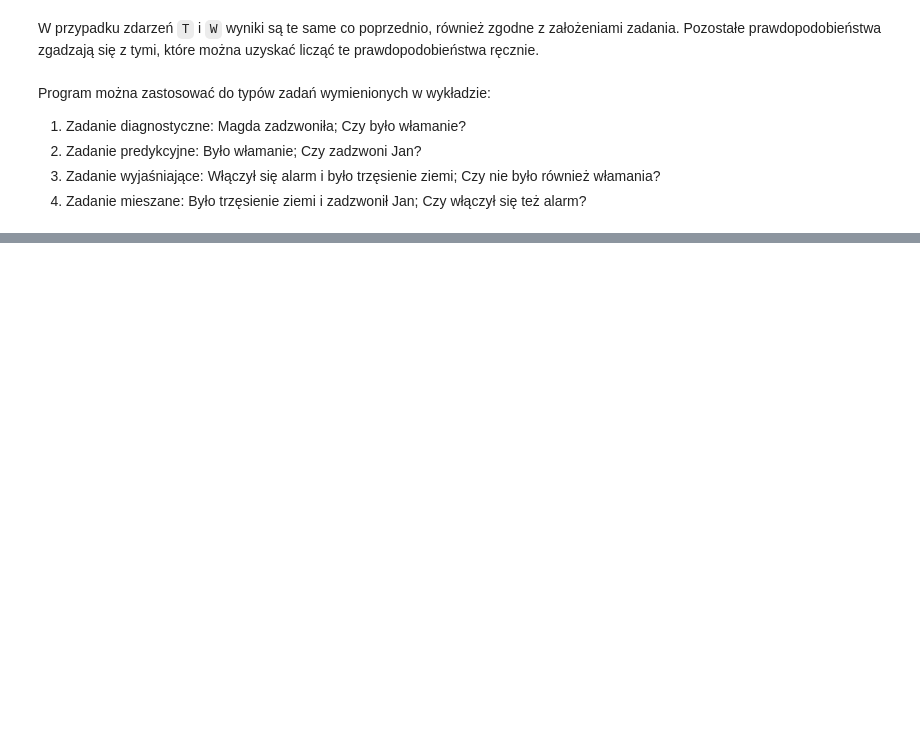
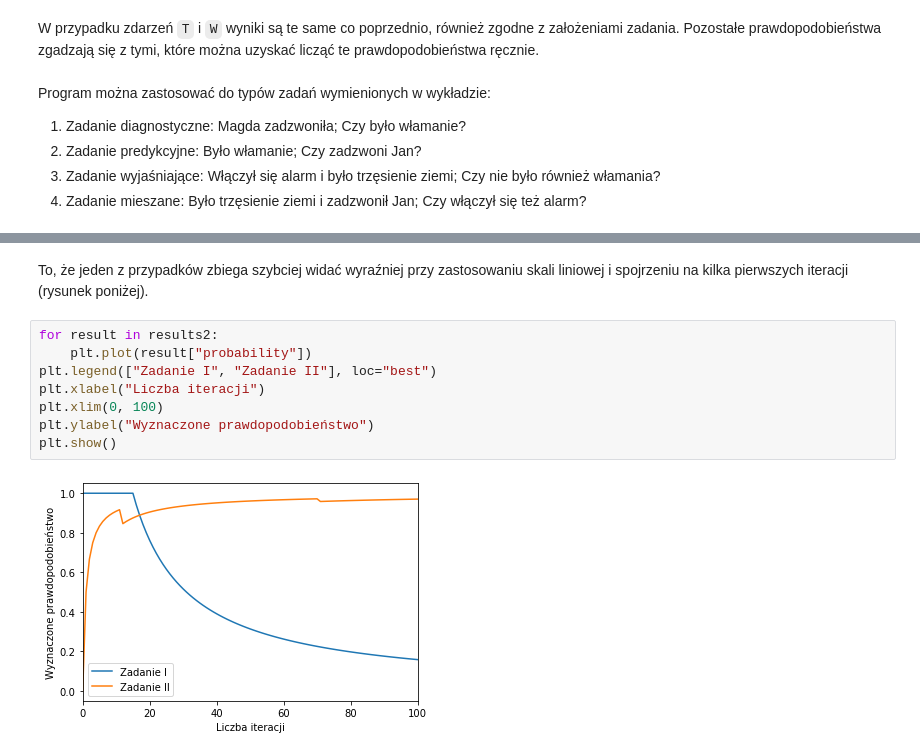
Before and after one commit to tototmek/WSI, a Jupyter notebook: Zadanie7.ipynb, the cells around one changed output, grey strips where cells are left out. Cells and saved outputs as stored; diff of their text form; blank space fills up the shorter version.

```diff
--- a/Zadanie7.ipynb
+++ b/Zadanie7.ipynb
@@ -124,0 +219,12 @@ print(net.mcmc({"A": True}, "T", 100000))
+# %% [markdown]
+To, że jeden z przypadków zbiega szybciej widać wyraźniej przy zastosowaniu skali liniowej i spojrzeniu na kilka pierwszych iteracji (rysunek poniżej).
+# %%
+for result in results2:
+    plt.plot(result["probability"])
+plt.legend(["Zadanie I", "Zadanie II"], loc="best")
+plt.xlabel("Liczba iteracji")
+plt.xlim(0, 100)
+plt.ylabel("Wyznaczone prawdopodobieństwo")
+plt.show()
+# %% [output]
+[figure, added]
```
Also changed, not shown: parts of 24 cells of this notebook, 1 other file.
